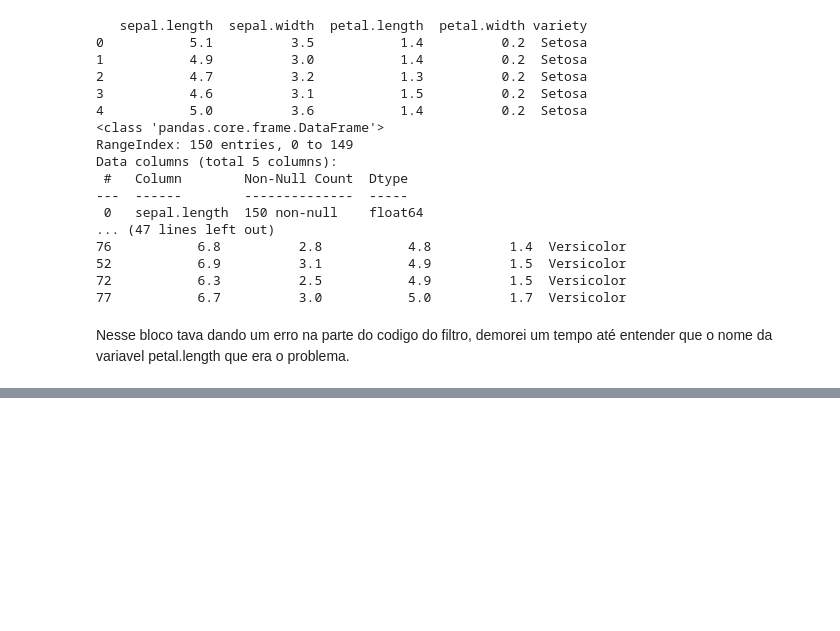
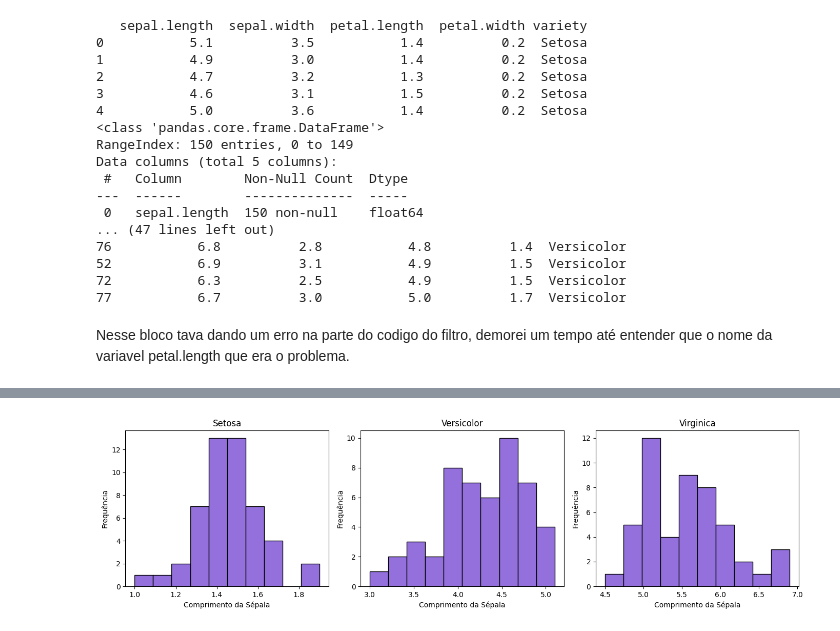
Before and after one commit to GaFlora2003/perspectiva-dados, a Jupyter notebook: Tarefa2_PCD.ipynb, the cells around one changed output, grey strips where cells are left out. Saved outputs shown, nothing was run; the diff lists cells and outputs as text; code cells hidden in the pictures; blank space fills up the shorter version.

```diff
--- a/Tarefa2_PCD.ipynb
+++ b/Tarefa2_PCD.ipynb
@@ -351,0 +378,15 @@ Nesse bloco tava dando um erro na parte do codigo do filtro, demorei um tempo at
+# %%
+variedades = df['variety'].unique()
+fig, axes = plt.subplots(1, 3, figsize=(14, 4))
+
+for i, variedade in enumerate(variedades):
+    dados = df[df['variety'] == variedade]['petal.length']
+    axes[i].hist(dados, bins=10, color='mediumpurple', edgecolor='black')
+    axes[i].set_title(variedade)
+    axes[i].set_xlabel('Comprimento da Sépala')
+    axes[i].set_ylabel('Frequência')
+
+plt.tight_layout()
+plt.show()
+# %% [output]
+[figure, added]
```
Also changed, not shown: parts of 6 cells of this notebook.
